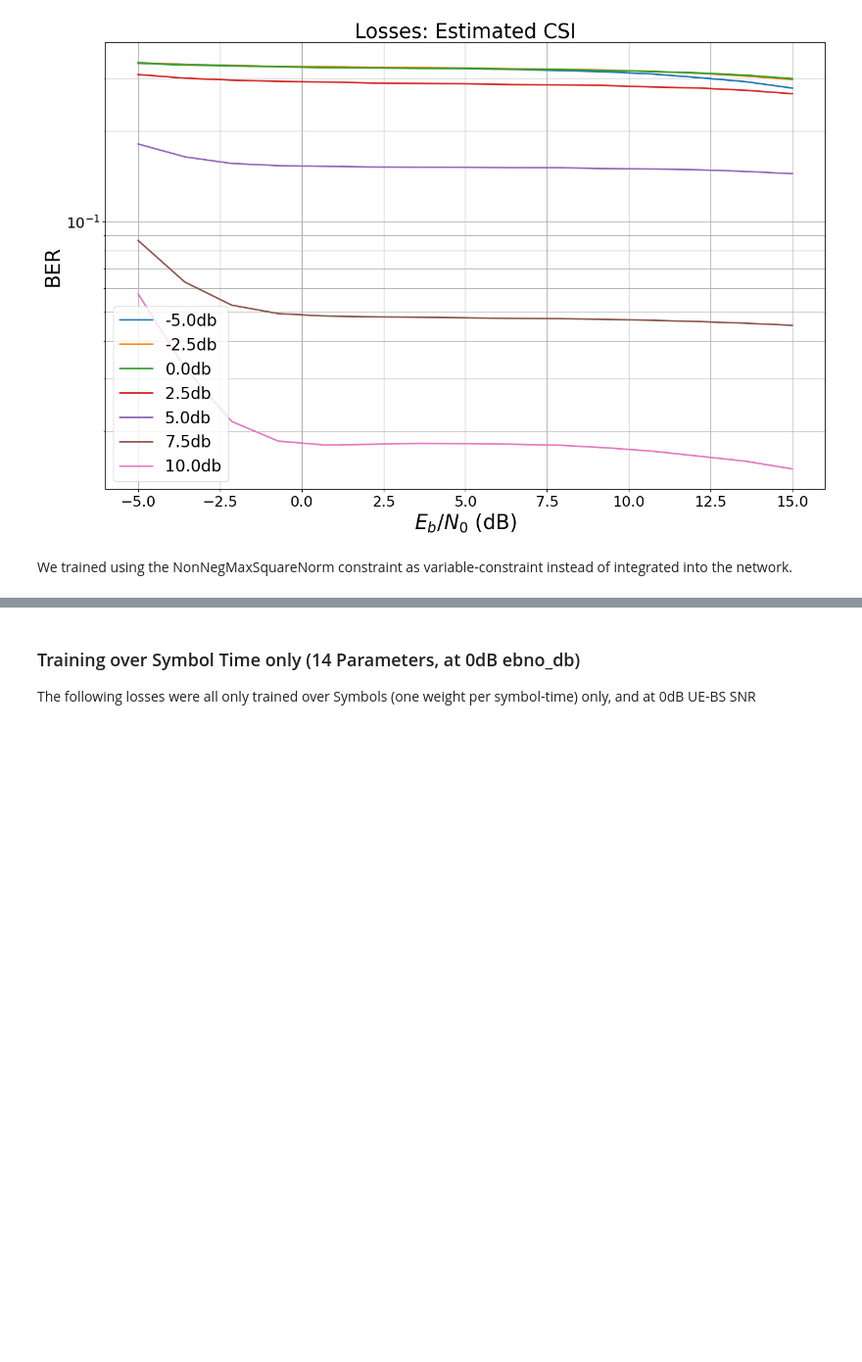
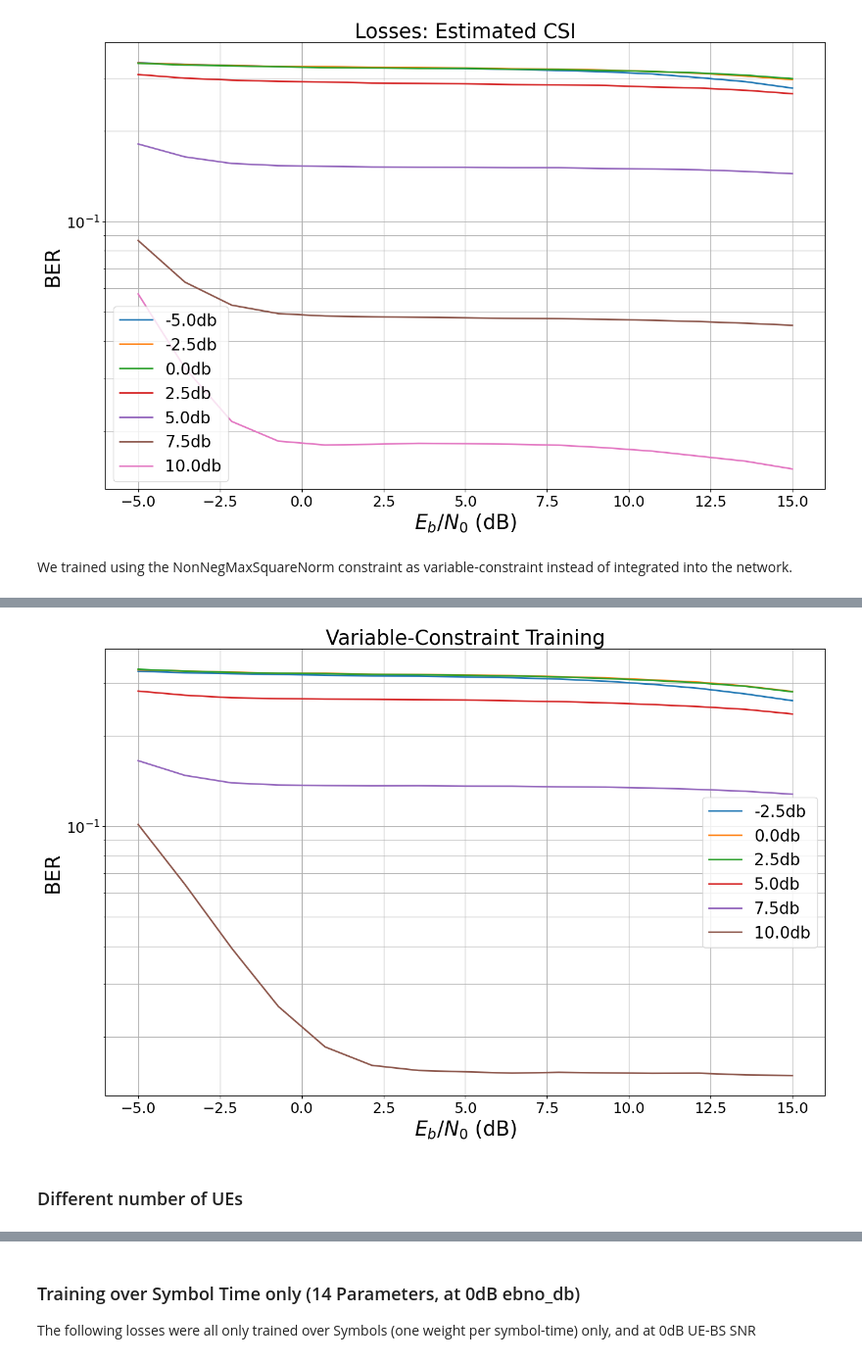
Before and after one commit to IIP-Group/pyjama, a Jupyter notebook: simulations/losses.ipynb, the cells around one changed output, grey strips where cells are left out. Shown at 98% size. Drawn from its saved outputs; the diff is of its cells as text; code cells hidden in the pictures; blank space fills up the shorter version.

```diff
--- a/simulations/losses.ipynb
+++ b/simulations/losses.ipynb
@@ -242,0 +245,7 @@ EbNo [dB] |        BER |       BLER |  bit errors |    num bits | block errors |
+# %%
+ber_plots.title = "Variable-Constraint Training"
+ber_plots()
+# %% [output]
+[figure, added]
+# %% [markdown]
+### Different number of UEs
```
Also changed, not shown: parts of 4 cells of this notebook, 5 other files.
